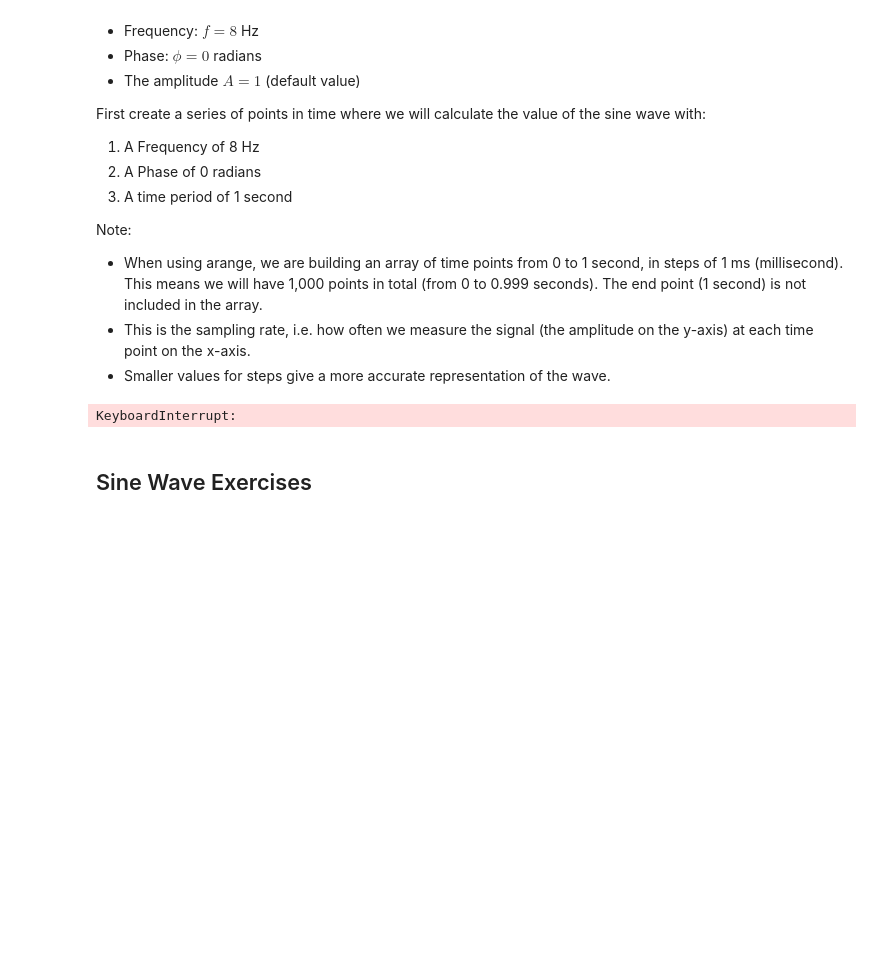
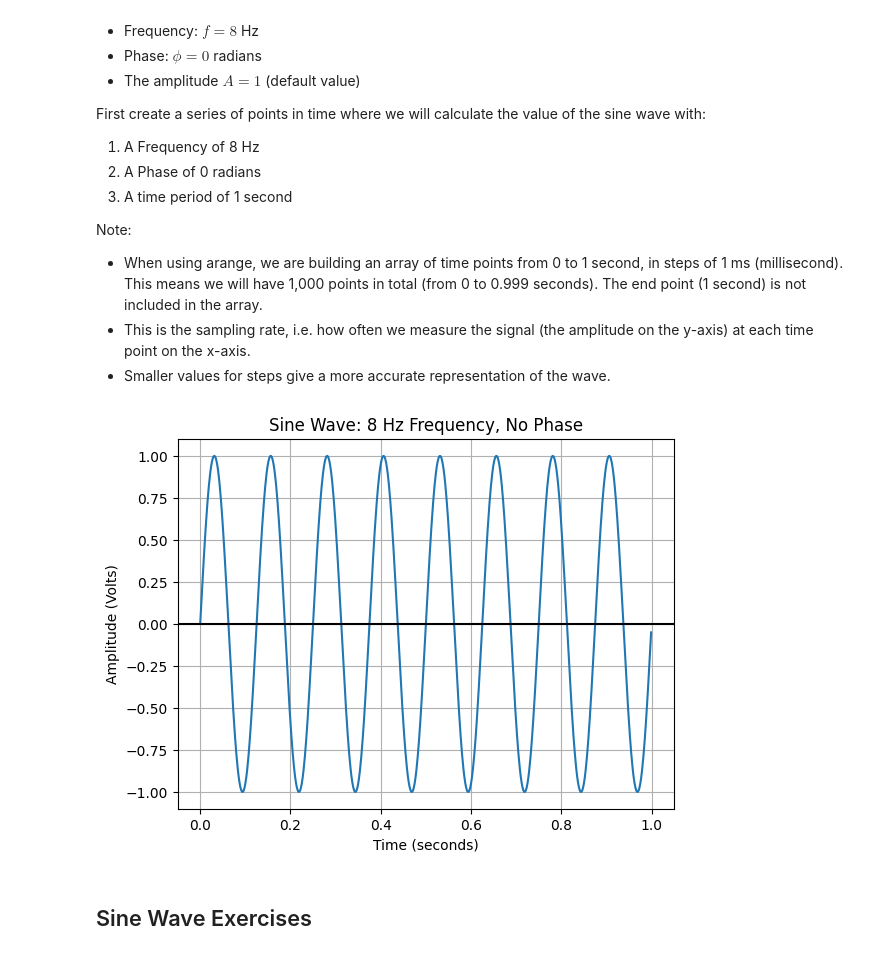
Before and after one commit to SDevTutors/learn-computer-networking, a Jupyter notebook: labs/sine-waves.ipynb, the cells around one changed output. Saved outputs shown, nothing was run; the diff lists cells and outputs as text; code cells hidden in the pictures; blank space fills up the shorter version.

Commit message:
sine fix

```diff
--- a/labs/sine-waves.ipynb
+++ b/labs/sine-waves.ipynb
@@ -38,7 +38,7 @@ if no amplitude is specified, it is assumed to be 1. (If it were 0 there would b
 # %% [markdown]
 ### Function to create a Sine Wave:
 # %%
-def create_sine_wave(time_values: array, frequency: float, phase: float, amplitude: float = 1) -> array:
+def create_sine_wave(time_values: array, frequency: float, phase: float = 0, amplitude: float = 1) -> array:
     """Create a sine wave based on the given parameters.
        Because time_values is an array, this operation is vectorized meaning the sin function is applied
        to each element of the time_values array and returns an array of the y values of the sine wave.
@@ -115,16 +115,12 @@ Note:
 -  This is the sampling rate, i.e. how often we measure the signal (the amplitude on the y-axis) at each time point on the x-axis.
 -  Smaller values for steps give a more accurate representation of the wave.
 # %%
-time_period = 1  ## Time period of 1 second
-x_points = 1_000  # Number of sample points
-time_step = time_period / x_points  # Time step between sample points
+x_values_for_time = create_time_values(time_period=1, sample_size=1_000)  # Create a range of time sample points
+y_values_for_sin_wave = create_sine_wave(time_values=x_values_for_time, frequency=8, phase=0, amplitude=1)
 
-time_values = arange(0, time_period, time_step)  # Create a range of time sample points
-sin_wave_values = create_sine_wave(time=time_values, frequency=8, phase=0, amplitude=1)
-
-generate_plot(time_values, sin_wave_values, title="Sine Wave: 8 Hz Frequency, 0 Radian Phase")
+generate_plot(x_values_for_time, y_values_for_sin_wave, title="Sine Wave: 8 Hz Frequency, No Phase")
 # %% [output]
-KeyboardInterrupt:
+[figure, added]
 # %% [markdown]
 ## Sine Wave Exercises
 # %% [markdown]
```
Also changed, not shown: parts of 5 cells of this notebook.
